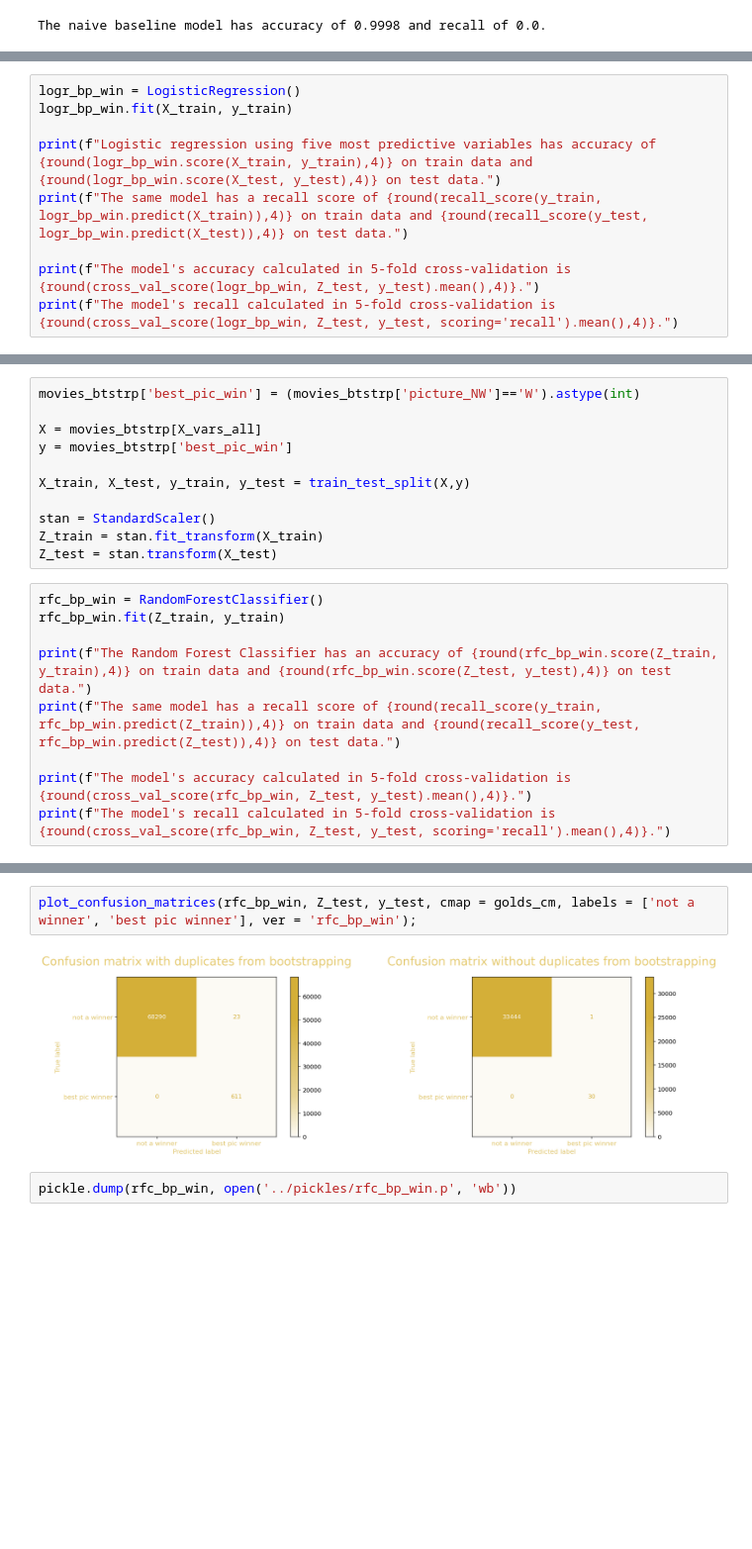
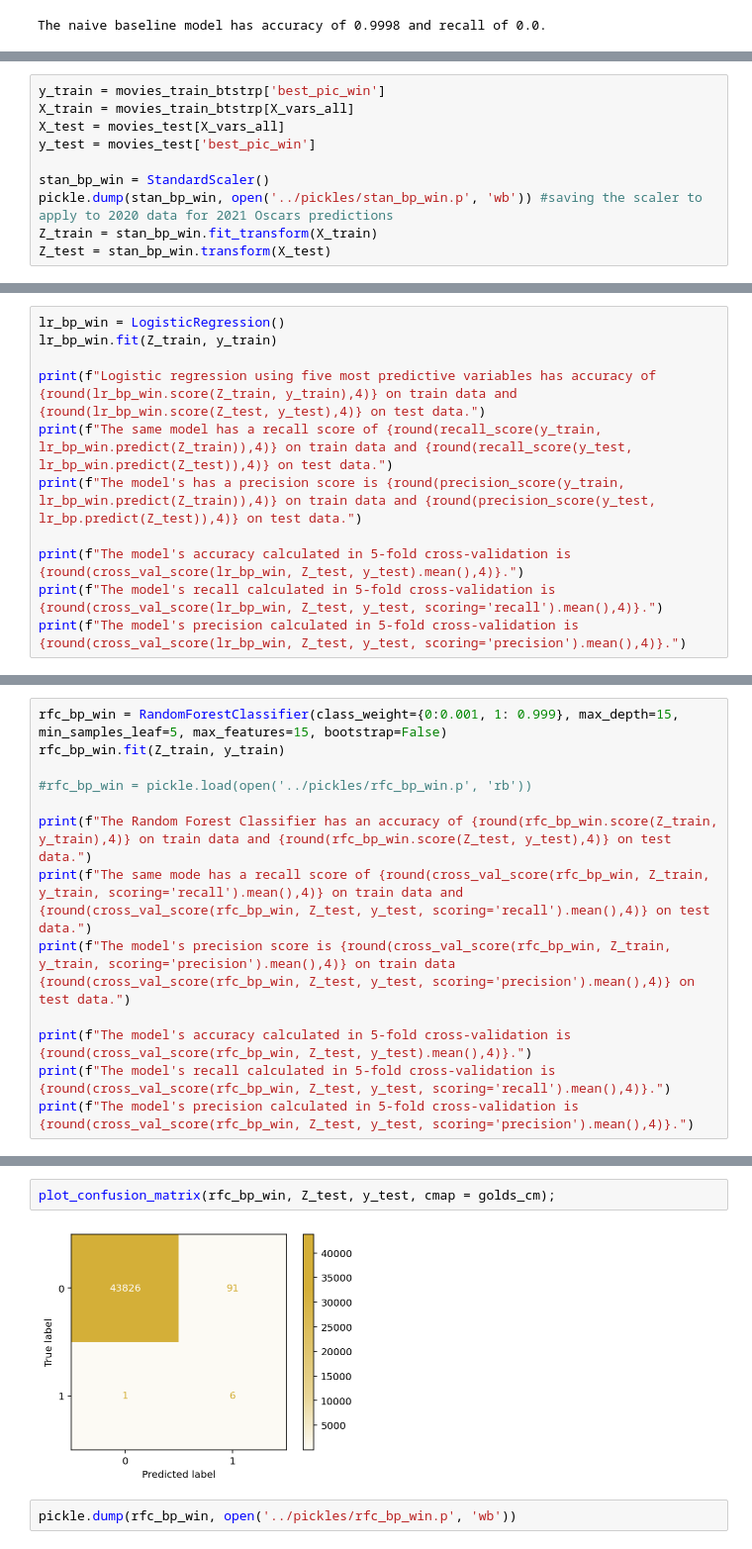
Before and after one commit to Marrrta/Oscars, a Jupyter notebook: code/3. Classification.ipynb, the cells around one changed output, grey strips where cells are left out. Shown at 99% size. Drawn from its saved outputs; the diff is of its cells as text; blank space fills up the shorter version.

```diff
--- a/code/3. Classification.ipynb
+++ b/code/3. Classification.ipynb
@@ -735 +1354,11 @@ The naive baseline model has accuracy of 0.9998 and recall of 0.0.
+# %%
+y_train = movies_train_btstrp['best_pic_win']
+X_train = movies_train_btstrp[X_vars_all]
+X_test = movies_test[X_vars_all]
+y_test = movies_test['best_pic_win']
+
+stan_bp_win = StandardScaler()
+pickle.dump(stan_bp_win, open('../pickles/stan_bp_win.p', 'wb')) #saving the scaler to apply to 2020 data for 2021 Oscars predictions
+Z_train = stan_bp_win.fit_transform(X_train)
+Z_test = stan_bp_win.transform(X_test)
 # %% [markdown]
@@ -750,10 +1368,12 @@ Z_test = stan.transform(X_test)
 # %%
-logr_bp_win = LogisticRegression()
-logr_bp_win.fit(X_train, y_train)
+lr_bp_win = LogisticRegression()
+lr_bp_win.fit(Z_train, y_train)
 
-print(f"Logistic regression using five most predictive variables has accuracy of {round(logr_bp_win.score(X_train, y_train),4)} on train data and {round(logr_bp_win.score(X_test, y_test),4)} on test data.")
-print(f"The same model has a recall score of {round(recall_score(y_train, logr_bp_win.predict(X_train)),4)} on train data and {round(recall_score(y_test, logr_bp_win.predict(X_test)),4)} on test data.")
+print(f"Logistic regression using five most predictive variables has accuracy of {round(lr_bp_win.score(Z_train, y_train),4)} on train data and {round(lr_bp_win.score(Z_test, y_test),4)} on test data.")
+print(f"The same model has a recall score of {round(recall_score(y_train, lr_bp_win.predict(Z_train)),4)} on train data and {round(recall_score(y_test, lr_bp_win.predict(Z_test)),4)} on test data.")
+print(f"The model's has a precision score is {round(precision_score(y_train, lr_bp_win.predict(Z_train)),4)} on train data and {round(precision_score(y_test, lr_bp.predict(Z_test)),4)} on test data.")
 
-print(f"The model's accuracy calculated in 5-fold cross-validation is {round(cross_val_score(logr_bp_win, Z_test, y_test).mean(),4)}.")
-print(f"The model's recall calculated in 5-fold cross-validation is {round(cross_val_score(logr_bp_win, Z_test, y_test, scoring='recall').mean(),4)}.")
+print(f"The model's accuracy calculated in 5-fold cross-validation is {round(cross_val_score(lr_bp_win, Z_test, y_test).mean(),4)}.")
+print(f"The model's recall calculated in 5-fold cross-validation is {round(cross_val_score(lr_bp_win, Z_test, y_test, scoring='recall').mean(),4)}.")
+print(f"The model's precision calculated in 5-fold cross-validation is {round(cross_val_score(lr_bp_win, Z_test, y_test, scoring='precision').mean(),4)}.")
 # %% [output]
@@ -813,21 +1394,14 @@ plot_confusion_matrices(logr_bp_win, Z_test, y_test, cmap = golds_cm, labels = [
-# %%
-movies_btstrp['best_pic_win'] = (movies_btstrp['picture_NW']=='W').astype(int)
-
-X = movies_btstrp[X_vars_all]
-y = movies_btstrp['best_pic_win']
-
-X_train, X_test, y_train, y_test = train_test_split(X,y)
-
-stan = StandardScaler()
-Z_train = stan.fit_transform(X_train)
-Z_test = stan.transform(X_test)
 # %%
-rfc_bp_win = RandomForestClassifier()
+rfc_bp_win = RandomForestClassifier(class_weight={0:0.001, 1: 0.999}, max_depth=15, min_samples_leaf=5, max_features=15, bootstrap=False)
 rfc_bp_win.fit(Z_train, y_train)
 
+#rfc_bp_win = pickle.load(open('../pickles/rfc_bp_win.p', 'rb'))
+
 print(f"The Random Forest Classifier has an accuracy of {round(rfc_bp_win.score(Z_train, y_train),4)} on train data and {round(rfc_bp_win.score(Z_test, y_test),4)} on test data.")
-print(f"The same model has a recall score of {round(recall_score(y_train, rfc_bp_win.predict(Z_train)),4)} on train data and {round(recall_score(y_test, rfc_bp_win.predict(Z_test)),4)} on test data.")
+print(f"The same mode has a recall score of {round(cross_val_score(rfc_bp_win, Z_train, y_train, scoring='recall').mean(),4)} on train data and {round(cross_val_score(rfc_bp_win, Z_test, y_test, scoring='recall').mean(),4)} on test data.")
+print(f"The model's precision score is {round(cross_val_score(rfc_bp_win, Z_train, y_train, scoring='precision').mean(),4)} on train data {round(cross_val_score(rfc_bp_win, Z_test, y_test, scoring='precision').mean(),4)} on test data.")
 
 print(f"The model's accuracy calculated in 5-fold cross-validation is {round(cross_val_score(rfc_bp_win, Z_test, y_test).mean(),4)}.")
 print(f"The model's recall calculated in 5-fold cross-validation is {round(cross_val_score(rfc_bp_win, Z_test, y_test, scoring='recall').mean(),4)}.")
+print(f"The model's precision calculated in 5-fold cross-validation is {round(cross_val_score(rfc_bp_win, Z_test, y_test, scoring='precision').mean(),4)}.")
 # %% [output]
@@ -838,7 +1414,7 @@ The model's recall calculated in 5-fold cross-validation is 0.9836.
 # %%
-plot_confusion_matrices(rfc_bp_win, Z_test, y_test, cmap = golds_cm, labels = ['not a winner', 'best pic winner'], ver = 'rfc_bp_win');
+plot_confusion_matrix(rfc_bp_win, Z_test, y_test, cmap = golds_cm);
 # %% [output]
-[figure, old version]
+[figure, new version]
 # %%
 pickle.dump(rfc_bp_win, open('../pickles/rfc_bp_win.p', 'wb'))
 # %% [markdown]
```
Also changed, not shown: parts of 268 cells of this notebook, 1 other file.
